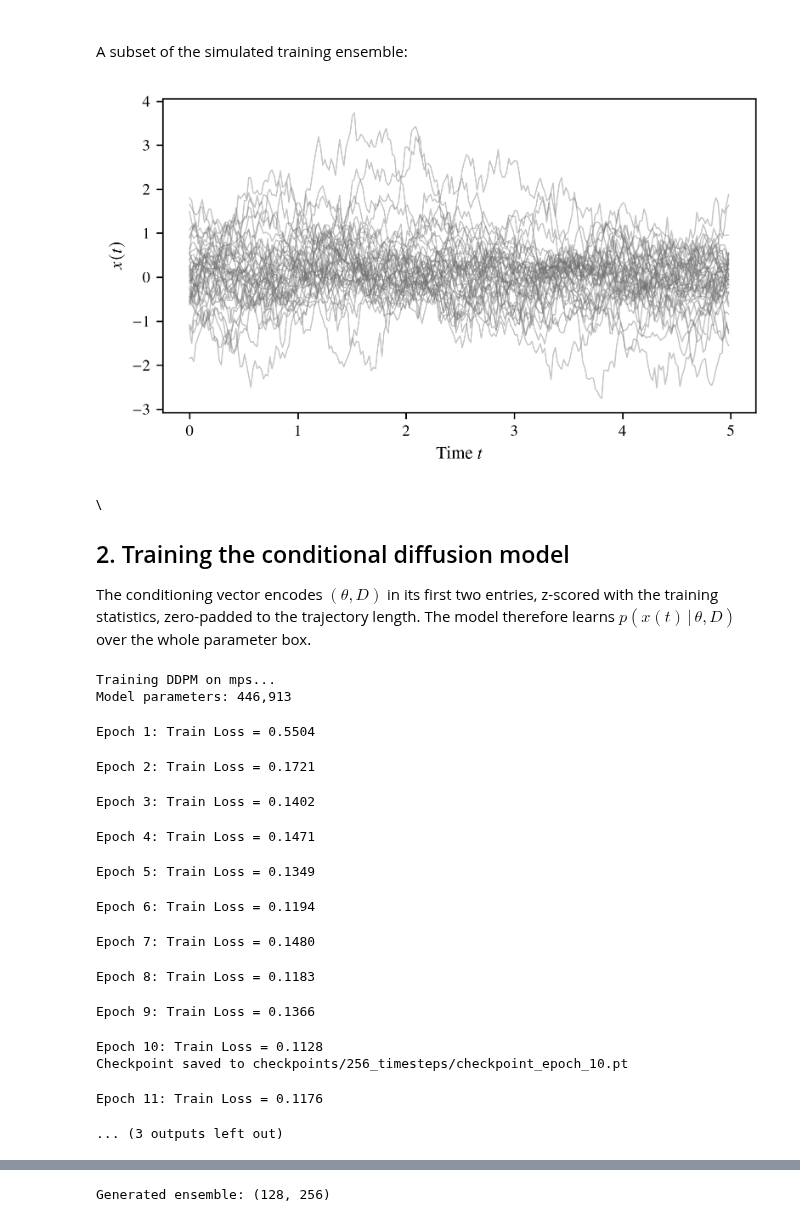
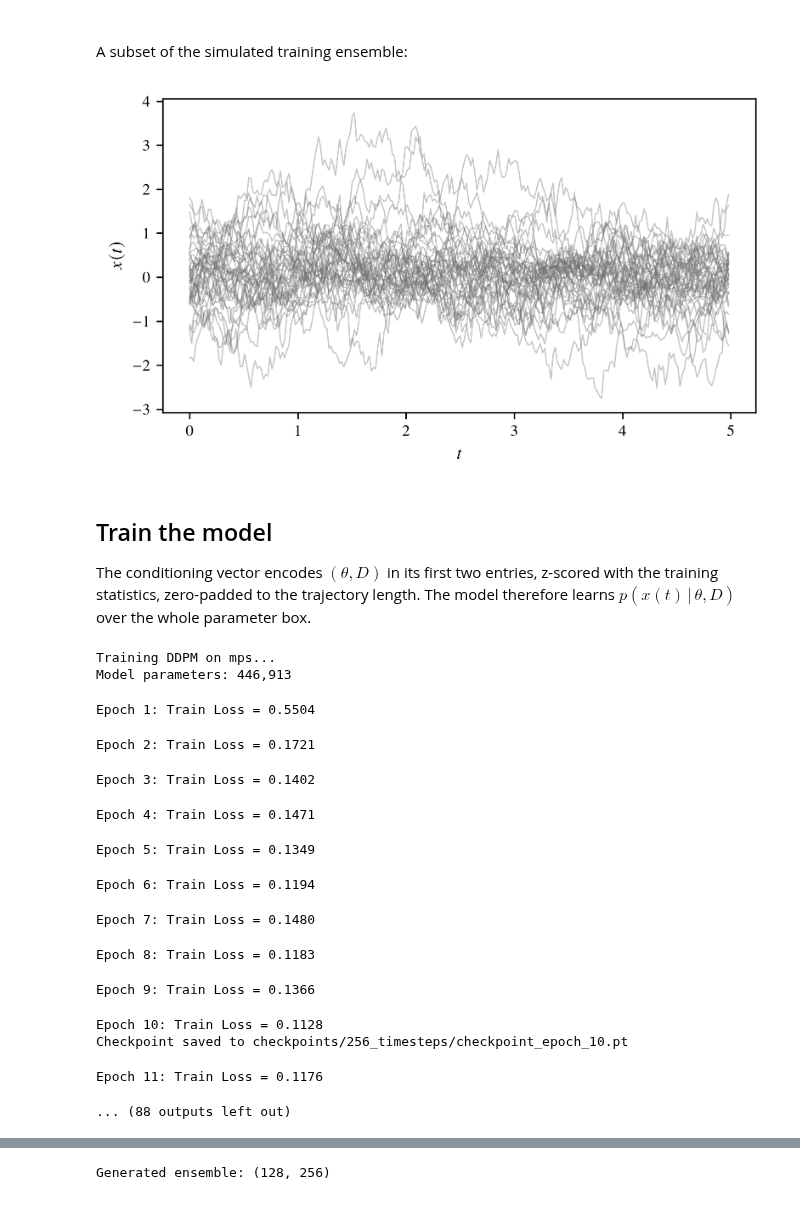
Before and after one commit to Neuromorphic-Spintronics/diffusion, a Jupyter notebook: notebooks/ornstein_uhlenbeck.ipynb, the cells around one changed output, grey strips where cells are left out. Drawn from its saved outputs; the diff is of its cells as text; code cells hidden in the pictures.

```diff
--- a/notebooks/ornstein_uhlenbeck.ipynb
+++ b/notebooks/ornstein_uhlenbeck.ipynb
@@ -55,17 +45,16 @@ We draw $\theta \sim \mathcal{U}(0.8, 3)$ and $D \sim \mathcal{U}(0.1, 1.5)$,
 integrate from $x(0)=0$ with Euler-Maruyama, discard a long transient, and
 retain 256 steps ($\Delta t = 5/256$):
 # %%
-\
 DT = 5.0 / 256
 N_STEPS = 256
-WARMUP_STEPS = 1024    # discard a 20-time-unit transient (> 10 correlation
-                       # times even for the slowest theta = 0.8)
+WARMUP_STEPS = 1024  # discard a 20-time-unit transient (> 10 correlation
+# times even for the slowest theta = 0.8)
 THETA_RANGE = (0.8, 3.0)
 D_RANGE = (0.1, 1.5)
 
 
 def simulate_ou(theta, D, seed):
-    '''Euler-Maruyama integration of the OU process from x = 0.'''
+    """Euler-Maruyama integration of the OU process from x = 0."""
     rng = np.random.default_rng(seed)
     x = 0.0
     traj = np.empty(WARMUP_STEPS + N_STEPS)
@@ -80,12 +69,13 @@ def make_ensemble(n_trajectories, seed):
     rng = np.random.default_rng(seed)
     theta = rng.uniform(*THETA_RANGE, size=n_trajectories)
     D = rng.uniform(*D_RANGE, size=n_trajectories)
-    trajectories = np.stack([
-        simulate_ou(th, d, seed=seed * 10_000 + k)
-        for k, (th, d) in enumerate(zip(theta, D))
-    ])
-    return (theta.astype(np.float32), D.astype(np.float32),
-            trajectories.astype(np.float32))
+    trajectories = np.stack(
+        [
+            simulate_ou(th, d, seed=seed * 10_000 + k)
+            for k, (th, d) in enumerate(zip(theta, D, strict=True))
+        ]
+    )
+    return (theta.astype(np.float32), D.astype(np.float32), trajectories.astype(np.float32))
 
 
 theta_train, D_train, data_train = make_ensemble(512, seed=42)
@@ -97,27 +87,24 @@ Training ensemble: (512, 256), test ensemble: (128, 256)
 \
 A subset of the simulated training ensemble:
 # %%
-\
 t = np.arange(N_STEPS) * DT
 
 fig, ax = plt.subplots(figsize=(6, 3.2))
 for trajectory in data_train[:40]:
     ax.plot(t, trajectory, color=REFERENCE_COLOUR, lw=0.7, alpha=0.4)
-ax.set_xlabel(r"Time $t$")
+ax.set_xlabel(r"$t$")
 ax.set_ylabel(r"$x(t)$")
 plt.show()
 # %% [output]
-[figure, old version]
+[figure, new version]
 # %% [markdown]
-\
-## 2. Training the conditional diffusion model
+## Train the model
 
 The conditioning vector encodes $(\theta, D)$ in its first two entries,
 z-scored with the training statistics, zero-padded to the trajectory length.
 The model therefore learns $p(x(t)\,|\,\theta, D)$ over the whole parameter
 box.
 # %%
-\
 TRAJECTORY_LENGTH = N_STEPS
 
 data_mean = float(data_train.mean())
@@ -163,5 +150,5 @@ Epoch 9: Train Loss = 0.1366
 Epoch 10: Train Loss = 0.1128
 Checkpoint saved to checkpoints/256_timesteps/checkpoint_epoch_10.pt
 Epoch 11: Train Loss = 0.1176
-... (3 outputs left out)
+... (88 outputs left out)
 # %% [markdown]
```
Also changed, not shown: parts of 8 cells of this notebook, 50 other files.
